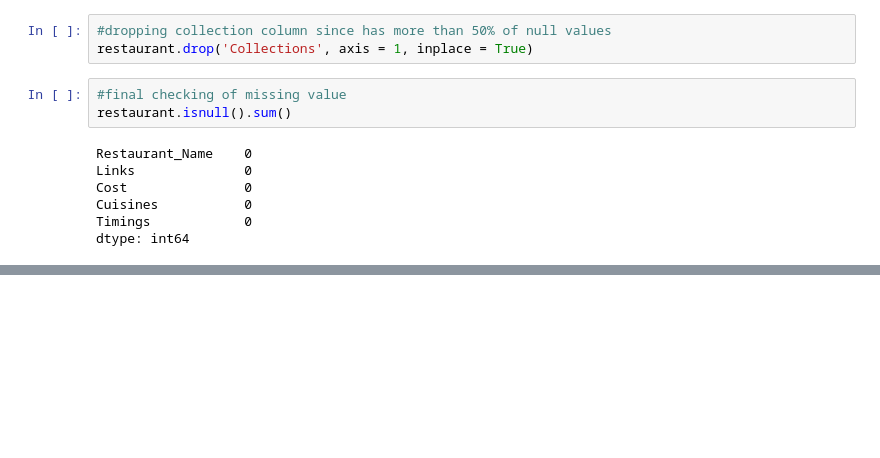
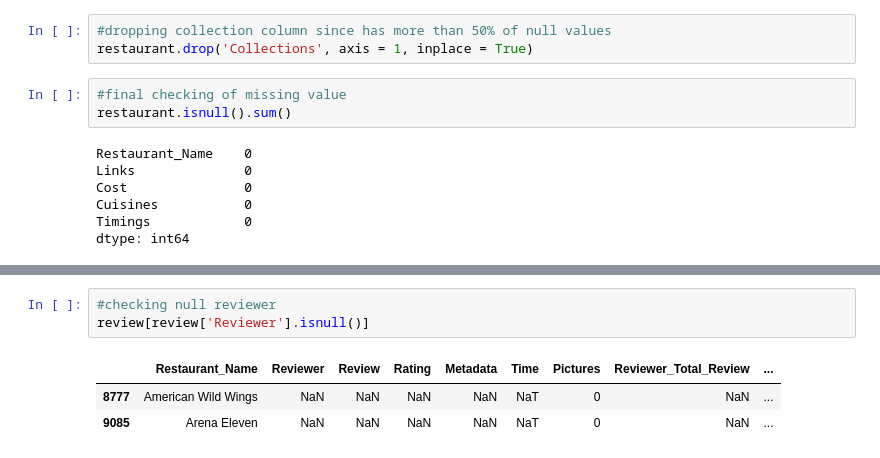
Before and after one commit to pi-mishra/Zomato-Restaurant-Clustering-And-Sentiment-Analysis, a Jupyter notebook: Zomato_Restaurant_Clustering_And_Sentiment_Analysis.ipynb, the cells around one changed output, grey strips where cells are left out. Drawn from its saved outputs; the diff is of its cells as text; blank space fills up the shorter version.

```diff
--- a/Zomato_Restaurant_Clustering_And_Sentiment_Analysis.ipynb
+++ b/Zomato_Restaurant_Clustering_And_Sentiment_Analysis.ipynb
@@ -1063,0 +1091,7 @@ dtype: int64
+# %%
+#checking null reviewer
+review[review['Reviewer'].isnull()]
+# %% [output]
+|  | Restaurant_Name | Reviewer | Review | Rating | Metadata | Time | Pictures | Reviewer_Total_Review | ... |
+| 8777 | American Wild Wings | NaN | NaN | NaN | NaN | NaT | 0 | NaN | ... |
+| 9085 | Arena Eleven | NaN | NaN | NaN | NaN | NaT | 0 | NaN | ... |
```
Also changed, not shown: parts of 17 cells of this notebook.
